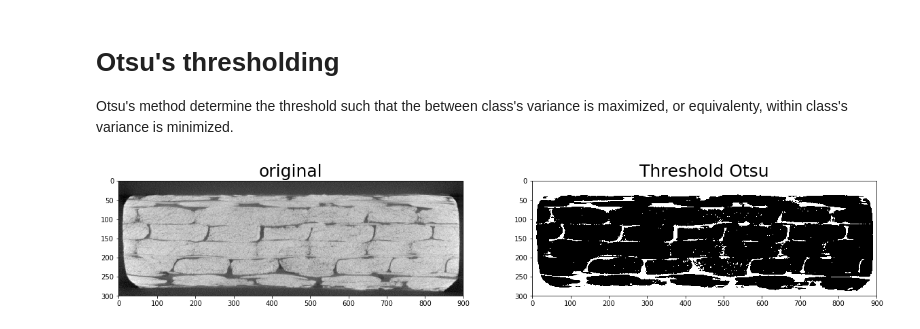
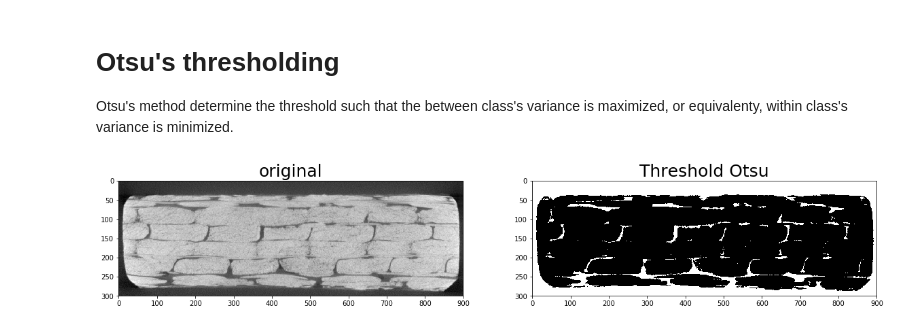
Before and after one commit to JlnZhou/Safran_projet, a Jupyter notebook: Image_processing/Segmentation/global_thresholding.ipynb, the cells around one changed output. Drawn from its saved outputs; the diff is of its cells as text; code cells hidden in the pictures.

```diff
--- a/Image_processing/Segmentation/global_thresholding.ipynb
+++ b/Image_processing/Segmentation/global_thresholding.ipynb
@@ -73,14 +73,14 @@ Otsu's method determine the threshold such that the between class's variance is
 # %%
 from skimage.filters import threshold_otsu
 
 th_otsu = threshold_otsu(img)
-img_th_otsu = img < th_mean
+img_th_otsu = img < th_otsu
 
 f, ax = plt.subplots(1, 2, figsize=(20, 10))
 ax[0].set_title("original", size=25)
 ax[0].imshow(img, cmap="gray")
 ax[1].set_title("Threshold Otsu", size=25)
 ax[1].imshow(img_th_otsu, cmap="gray")
 plt.show()
 # %% [output]
-[figure, old version]
+[figure, new version]
```
Also changed, not shown: parts of 1 cell of this notebook.
